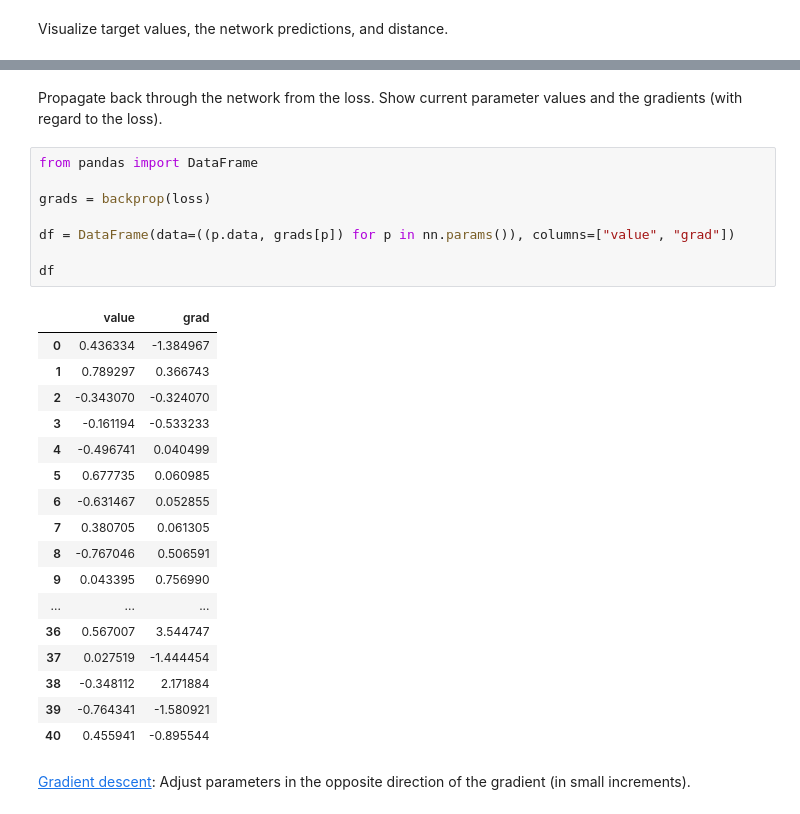
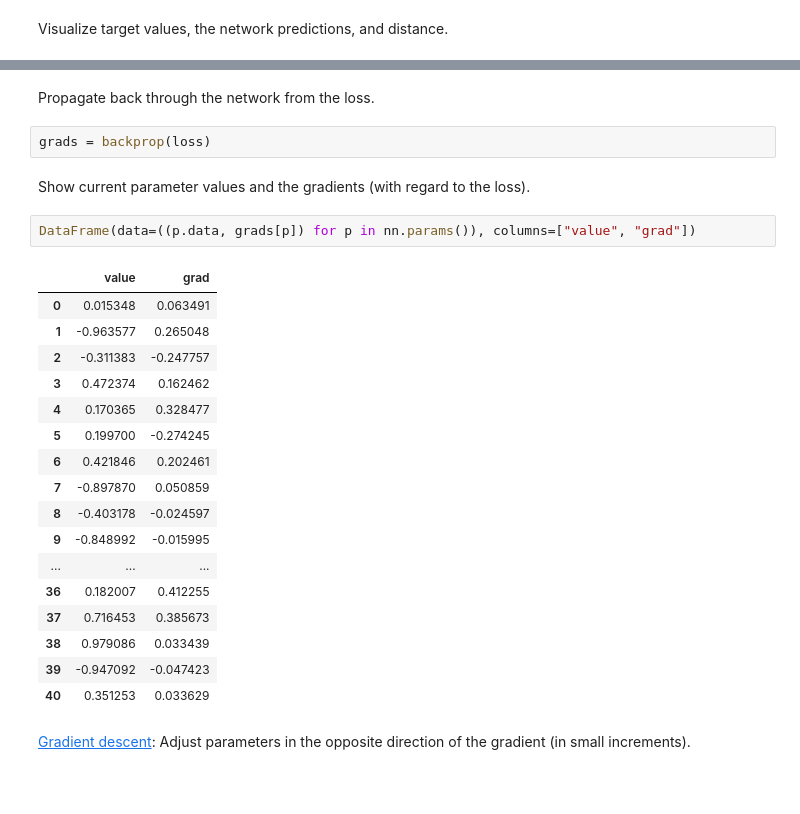
Before and after one commit to pmeinhardt/understanding, a Jupyter notebook: demo.ipynb, the cells around one changed output, grey strips where cells are left out. Saved outputs shown, nothing was run; the diff lists cells and outputs as text; blank space fills up the shorter version.

```diff
--- a/demo.ipynb
+++ b/demo.ipynb
@@ -188,31 +190,29 @@ DataFrame(data=((target, actual.data, abs(target - actual.data)) for (target, ac
+# %% [markdown]
+Propagate back through the network from the loss.
+# %%
+grads = backprop(loss)
 # %% [markdown]
-Propagate back through the network from the loss. Show current parameter values and the gradients (with regard to the loss).
+Show current parameter values and the gradients (with regard to the loss).
 # %%
-from pandas import DataFrame
-
-grads = backprop(loss)
-
-df = DataFrame(data=((p.data, grads[p]) for p in nn.params()), columns=["value", "grad"])
-
-df
+DataFrame(data=((p.data, grads[p]) for p in nn.params()), columns=["value", "grad"])
 # %% [output]
 |  | value | grad |
-| 0 | 0.436334 | -1.384967 |
-| 1 | 0.789297 | 0.366743 |
-| 2 | -0.343070 | -0.324070 |
-| 3 | -0.161194 | -0.533233 |
-| 4 | -0.496741 | 0.040499 |
-| 5 | 0.677735 | 0.060985 |
-| 6 | -0.631467 | 0.052855 |
-| 7 | 0.380705 | 0.061305 |
-| 8 | -0.767046 | 0.506591 |
-| 9 | 0.043395 | 0.756990 |
+| 0 | 0.015348 | 0.063491 |
+| 1 | -0.963577 | 0.265048 |
+| 2 | -0.311383 | -0.247757 |
+| 3 | 0.472374 | 0.162462 |
+| 4 | 0.170365 | 0.328477 |
+| 5 | 0.199700 | -0.274245 |
+| 6 | 0.421846 | 0.202461 |
+| 7 | -0.897870 | 0.050859 |
+| 8 | -0.403178 | -0.024597 |
+| 9 | -0.848992 | -0.015995 |
 | ... | ... | ... |
-| 36 | 0.567007 | 3.544747 |
-| 37 | 0.027519 | -1.444454 |
-| 38 | -0.348112 | 2.171884 |
-| 39 | -0.764341 | -1.580921 |
-| 40 | 0.455941 | -0.895544 |
+| 36 | 0.182007 | 0.412255 |
+| 37 | 0.716453 | 0.385673 |
+| 38 | 0.979086 | 0.033439 |
+| 39 | -0.947092 | -0.047423 |
+| 40 | 0.351253 | 0.033629 |
 # %% [markdown]
 [Gradient descent](https://en.wikipedia.org/wiki/Gradient_descent): Adjust parameters in the opposite direction of the gradient (in small increments).
 # %%
```
Also changed, not shown: parts of 10 cells of this notebook.
